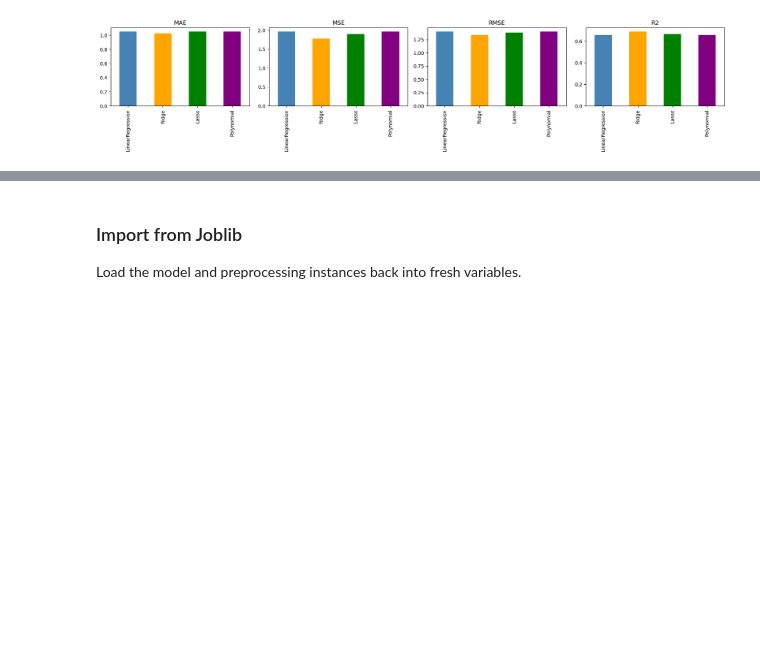
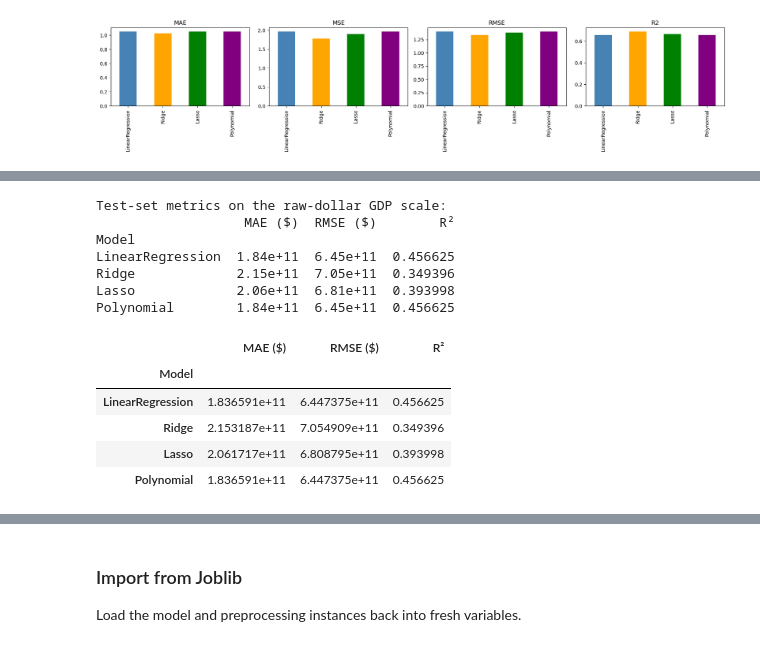
Before and after one commit to AdirBuskila/ecom-project-2, a Jupyter notebook: covid_gdp.ipynb, the cells around one changed output, grey strips where cells are left out. Saved outputs shown, nothing was run; the diff lists cells and outputs as text; code cells hidden in the pictures; blank space fills up the shorter version.

```diff
--- a/covid_gdp.ipynb
+++ b/covid_gdp.ipynb
@@ -452,3 +546,61 @@ plt.show()
+# %%
+# Recompute every model's test-set predictions on the raw-dollar scale so we
+# can report MAE/RMSE in USD, not log-units.
+
+# Held-out actuals in dollars
+y_test_usd = np.expm1(y_test)
+
+# Re-derive each model's predictions (cheap — these are already-fit models we
+# reuse from the results dict where possible). We rebuild the polynomial
+# branch on the fly to avoid having to track the converter across cells.
+_lr = LinearRegression().fit(scaled_x_train, y_train)
+_ridge = Ridge(alpha=results["Ridge"]["OptimalParam"]).fit(scaled_x_train, y_train)
+_lasso = Lasso(alpha=results["Lasso"]["OptimalParam"], max_iter=10000).fit(scaled_x_train, y_train)
+
+_poly_deg = int(str(results["Polynomial"]["OptimalParam"]).split("=")[1])
+_poly_conv = PolynomialFeatures(degree=_poly_deg, include_bias=False)
+_poly_xtr = _poly_conv.fit_transform(scaled_x_train)
+_poly_xte = _poly_conv.transform(scaled_x_test)
+_poly_lr = LinearRegression().fit(_poly_xtr, y_train)
+
+predictions_usd = {
+    "LinearRegression": np.expm1(_lr.predict(scaled_x_test)),
+    "Ridge":            np.expm1(_ridge.predict(scaled_x_test)),
+    "Lasso":            np.expm1(_lasso.predict(scaled_x_test)),
+    "Polynomial":       np.expm1(_poly_lr.predict(_poly_xte)),
+}
+
+rows_usd = []
+for name, yhat_usd in predictions_usd.items():
+    rows_usd.append({
+        "Model":     name,
+        "MAE ($)":   mean_absolute_error(y_test_usd, yhat_usd),
+        "RMSE ($)":  np.sqrt(mean_squared_error(y_test_usd, yhat_usd)),
+        "R²":        r2_score(y_test_usd, yhat_usd),
+    })
+
+usd_df = pd.DataFrame(rows_usd).set_index("Model")
+# Format dollars in human-readable scientific notation.
+print("Test-set metrics on the raw-dollar GDP scale:")
+print(usd_df.assign(
+    **{"MAE ($)":  usd_df["MAE ($)"].map(lambda v: f"{v:,.2e}"),
+       "RMSE ($)": usd_df["RMSE ($)"].map(lambda v: f"{v:,.2e}")}
+).to_string())
+usd_df
+# %% [output]
+Test-set metrics on the raw-dollar GDP scale:
+                   MAE ($)  RMSE ($)        R²
+Model
+LinearRegression  1.84e+11  6.45e+11  0.456625
+Ridge             2.15e+11  7.05e+11  0.349396
+Lasso             2.06e+11  6.81e+11  0.393998
+Polynomial        1.84e+11  6.45e+11  0.456625
+|  | MAE ($) | RMSE ($) | R² |
+| Model |  |  |  |
+| LinearRegression | 1.836591e+11 | 6.447375e+11 | 0.456625 |
+| Ridge | 2.153187e+11 | 7.054909e+11 | 0.349396 |
+| Lasso | 2.061717e+11 | 6.808795e+11 | 0.393998 |
+| Polynomial | 1.836591e+11 | 6.447375e+11 | 0.456625 |
 # %% [markdown]
 ### Best Model Selection
 
```
Also changed, not shown: parts of 17 cells of this notebook, 3 other files.
